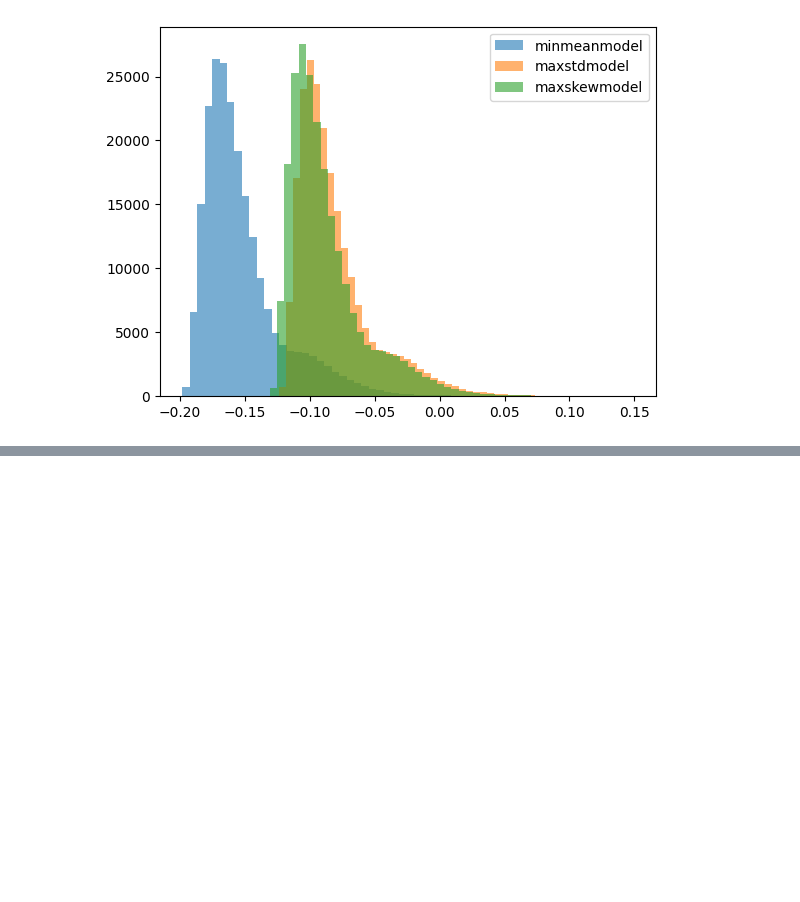
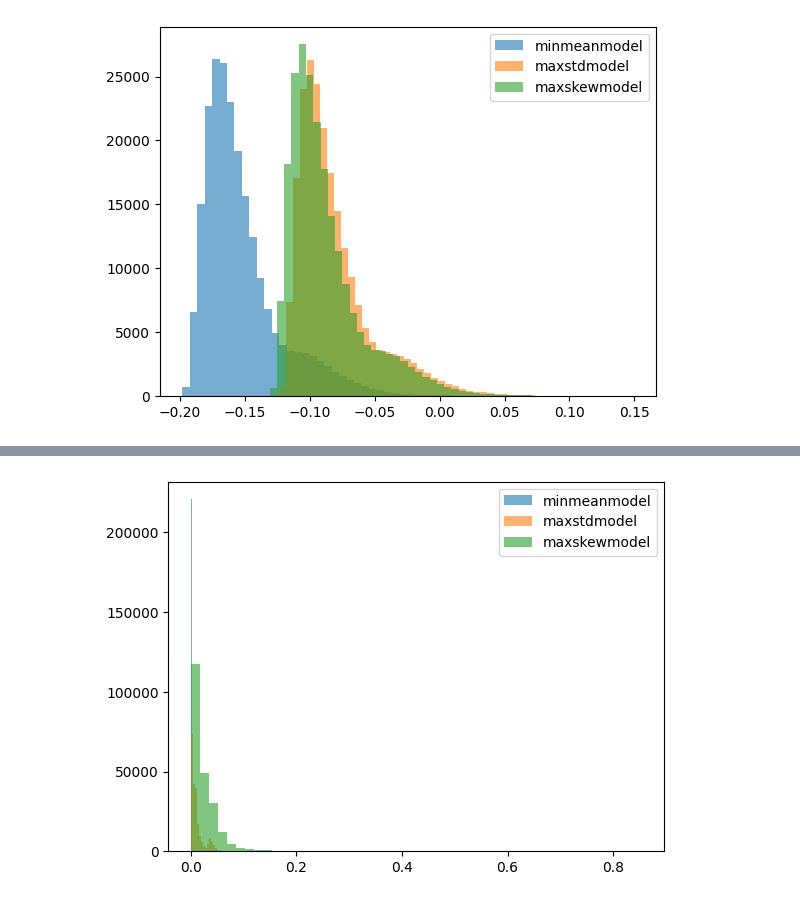
Before and after one commit to aymanfen/RealTimeAnomalyDetection, a Jupyter notebook: notebooks/modelling.ipynb, the cells around one changed output, grey strips where cells are left out. Cells and saved outputs as stored; diff of their text form; code cells hidden in the pictures; blank space fills up the shorter version.

```diff
--- a/notebooks/modelling.ipynb
+++ b/notebooks/modelling.ipynb
@@ -133,6 +159,8 @@ scores=meanae.score(testdf)
 plt.hist(scores,bins=50,label='minmeanmodel',alpha=0.6)
 scores=stdae.score(testdf)
 plt.hist(scores,bins=50,label='maxstdmodel',alpha=0.6)
+scores=skewae.score(testdf)
+plt.hist(scores,bins=50,label='maxskewmodel',alpha=0.6)
 plt.legend()
 plt.show()
 # %% [output]
@@ -140,3 +169,4 @@ NameError: name 'meanae' is not defined
+[figure, added]
 # %%
 scores=meansom.score(testdf)
 plt.hist(scores,bins=50,label='minmeanmodel',alpha=0.6)
```
Also changed, not shown: parts of 6 cells of this notebook, 3 other files.
